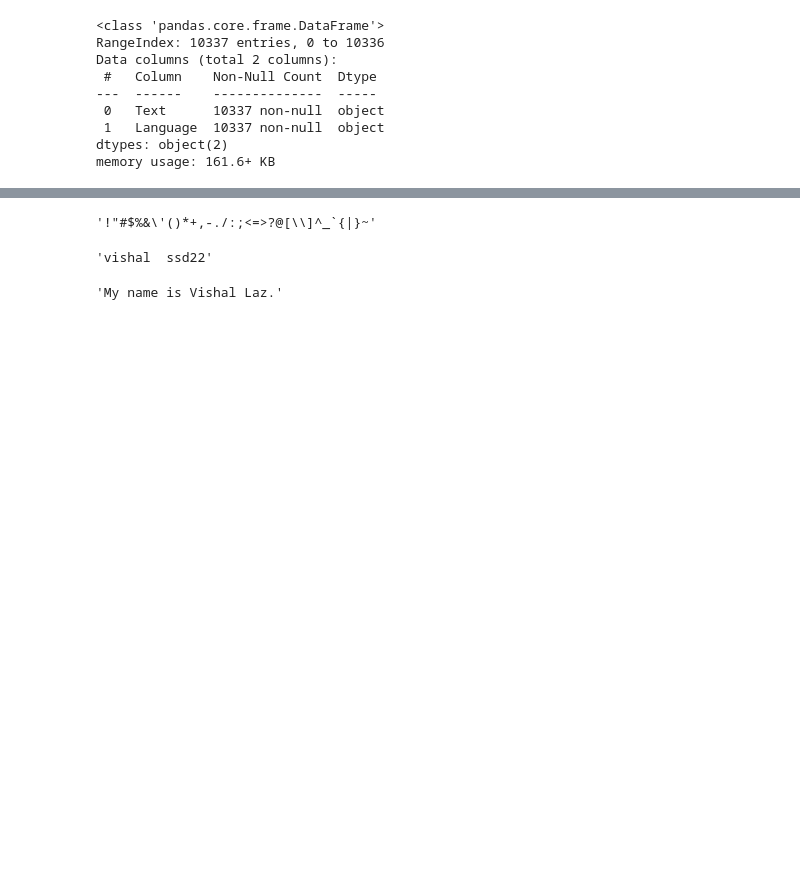
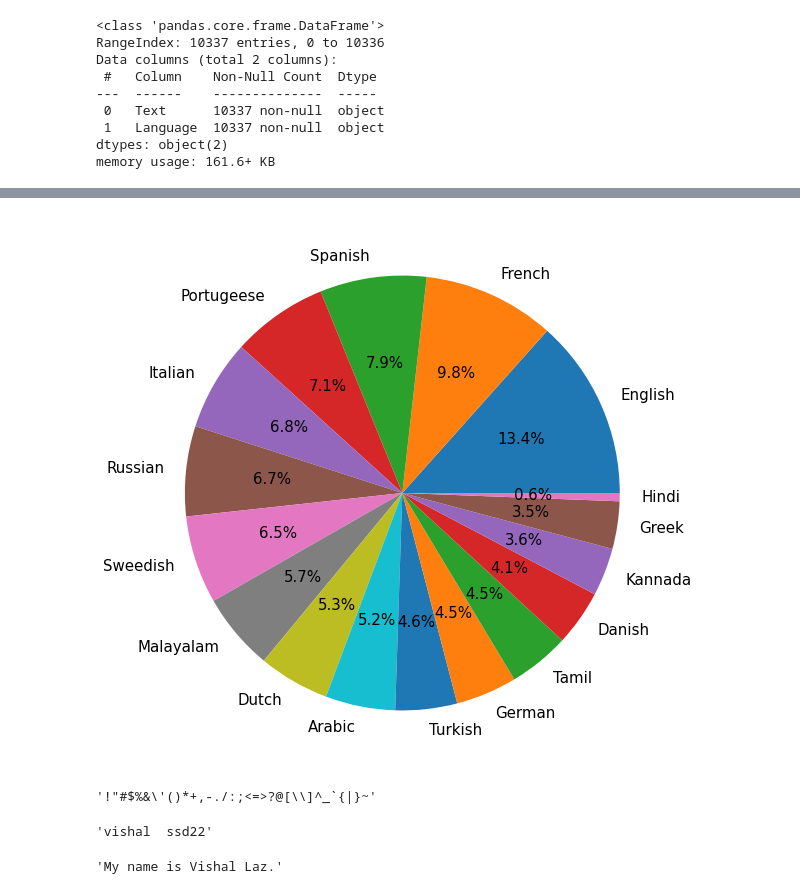
Before and after one commit to vishal815/Language_Predictor_ML_NLP, a Jupyter notebook: Untitled.ipynb, the cells around one changed output, grey strips where cells are left out. Drawn from its saved outputs; the diff is of its cells as text; code cells hidden in the pictures; blank space fills up the shorter version.

```diff
--- a/Untitled.ipynb
+++ b/Untitled.ipynb
@@ -33,0 +100,3 @@ memory usage: 161.6+ KB
+# %%
+language= df['Language'].value_counts().reset_index()
+language
@@ -34,3 +122,14 @@ memory usage: 161.6+ KB
+# %%
+plt.figure(figsize=(10,10))
+
+#create pie chart
+labels= language['index']
+
+plt.pie(language["Language"], labels= labels, autopct='%.1f%%', textprops={'fontsize': 15})
+
+plt.show()
+# %% [output]
+[figure, added]
 # %%
 string.punctuation
 # %% [output]
```
Also changed, not shown: parts of 28 cells of this notebook, 3 other files.
